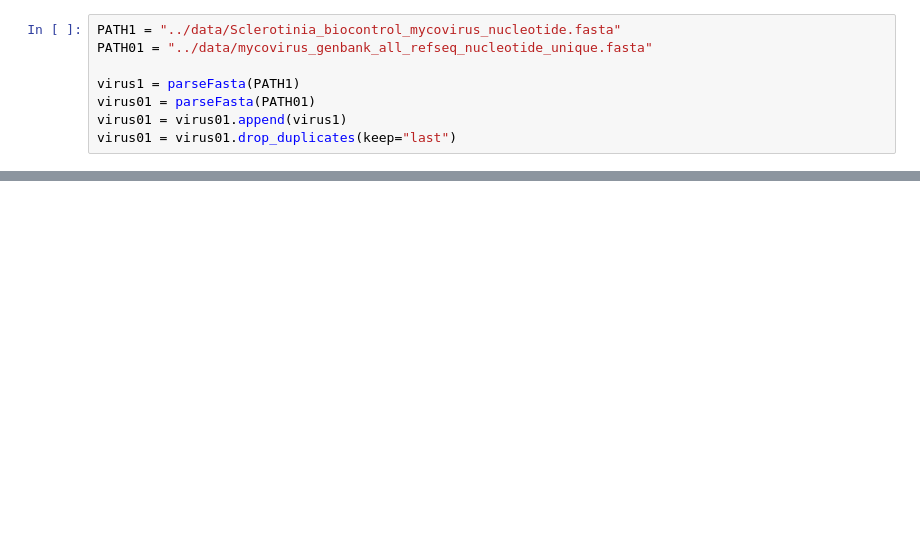
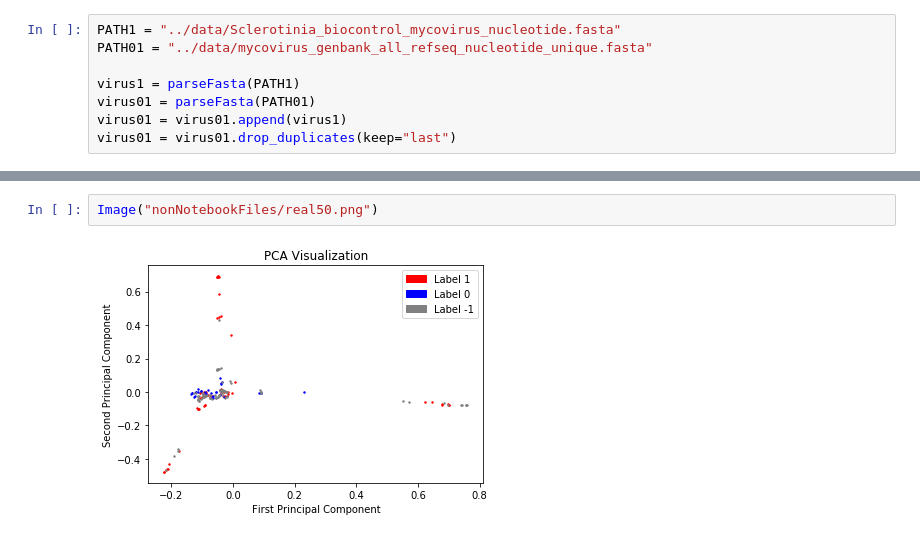
Before and after one commit to solislemuslab/mycovirus-ml, a Jupyter notebook: scripts/lukeSelberg/Fall2020/websiteScripts.ipynb, the cells around one changed output, grey strips where cells are left out. Cells and saved outputs as stored; diff of their text form; blank space fills up the shorter version.

```diff
--- a/scripts/lukeSelberg/Fall2020/websiteScripts.ipynb
+++ b/scripts/lukeSelberg/Fall2020/websiteScripts.ipynb
@@ -90,0 +166,4 @@ tSNE2d(kTable, y_hat, "test")
+# %%
+Image("nonNotebookFiles/real50.png")
+# %% [output]
+[figure, added]
```
Also changed, not shown: parts of 13 cells of this notebook, 34 other files.
